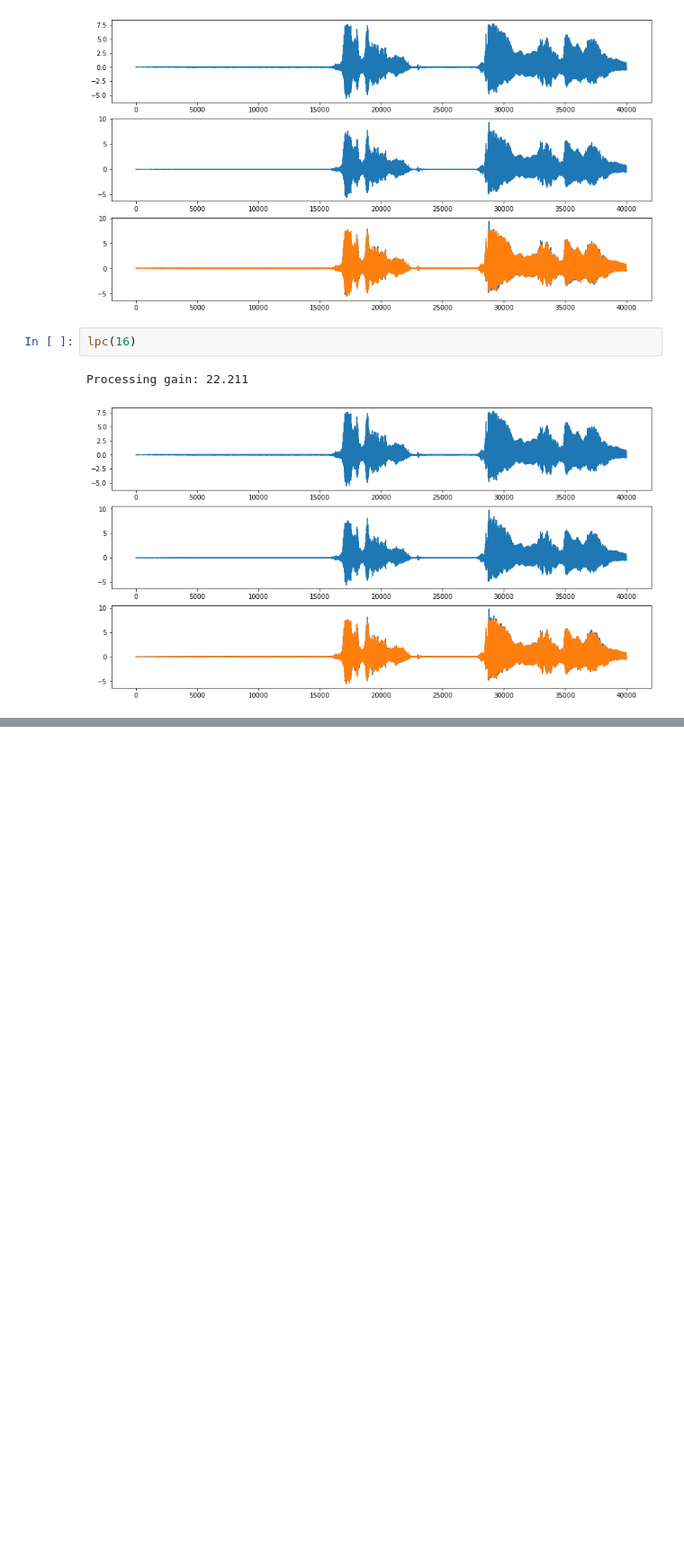
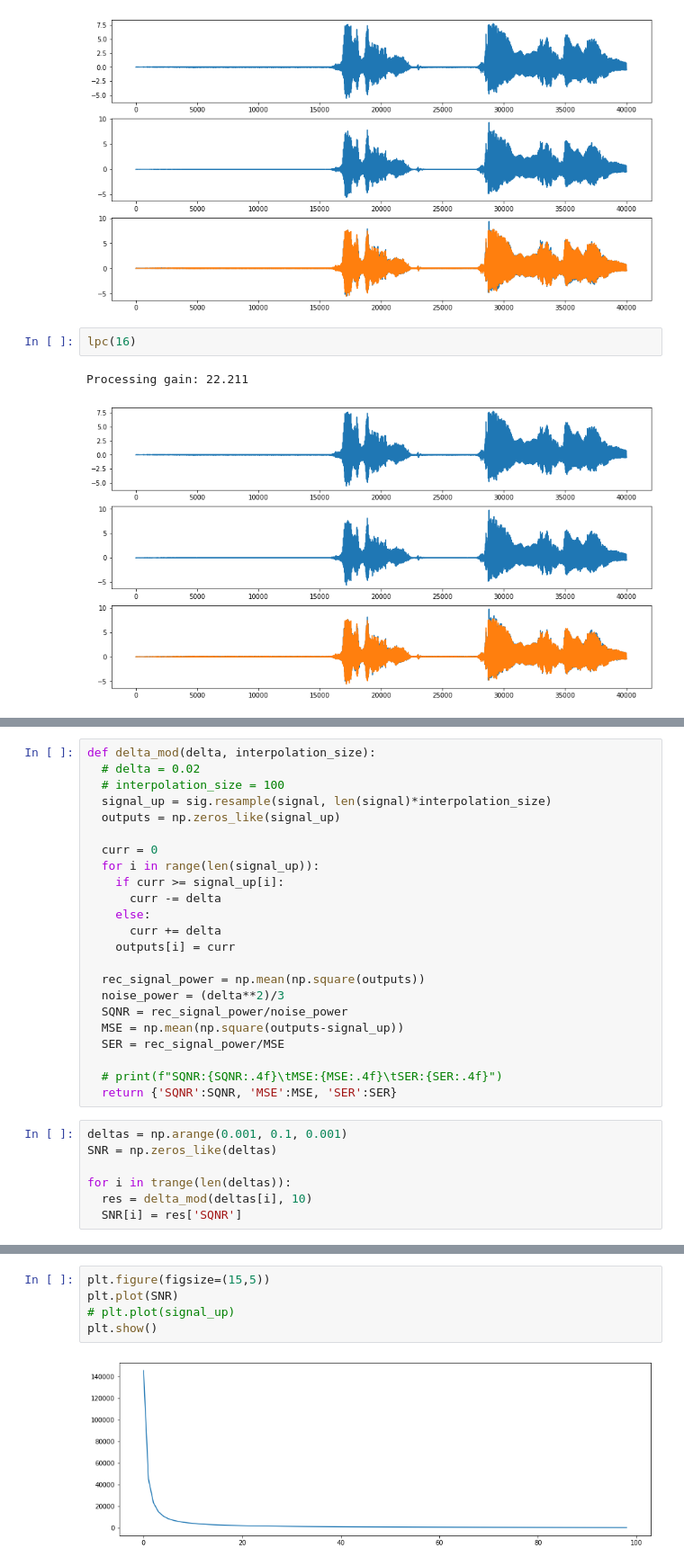
Before and after one commit to Bhavnicksm/dsp_lab_notebooks, a Jupyter notebook: EE333_Lab_3.ipynb, the cells around one changed output, grey strips where cells are left out. Shown at 90% size. Drawn from its saved outputs; the diff is of its cells as text; blank space fills up the shorter version.

```diff
--- a/EE333_Lab_3.ipynb
+++ b/EE333_Lab_3.ipynb
@@ -147,0 +153,30 @@ Processing gain: 22.211
+# %%
+def delta_mod(delta, interpolation_size):
+  # delta = 0.02
+  # interpolation_size = 100
+  signal_up = sig.resample(signal, len(signal)*interpolation_size)
+  outputs = np.zeros_like(signal_up)
+
+  curr = 0
+  for i in range(len(signal_up)):
+    if curr >= signal_up[i]:
+      curr -= delta
+    else:
+      curr += delta
+    outputs[i] = curr
+
+  rec_signal_power = np.mean(np.square(outputs))
+  noise_power = (delta**2)/3
+  SQNR = rec_signal_power/noise_power
+  MSE = np.mean(np.square(outputs-signal_up))
+  SER = rec_signal_power/MSE
+
+  # print(f"SQNR:{SQNR:.4f}\tMSE:{MSE:.4f}\tSER:{SER:.4f}")
+  return {'SQNR':SQNR, 'MSE':MSE, 'SER':SER}
+# %%
+deltas = np.arange(0.001, 0.1, 0.001)
+SNR = np.zeros_like(deltas)
+
+for i in trange(len(deltas)):
+  res = delta_mod(deltas[i], 10)
+  SNR[i] = res['SQNR']
@@ -147,0 +201,7 @@ Processing gain: 22.211
+# %%
+plt.figure(figsize=(15,5))
+plt.plot(SNR)
+# plt.plot(signal_up)
+plt.show()
+# %% [output]
+[figure, added]
```
Also changed, not shown: parts of 6 cells of this notebook.
